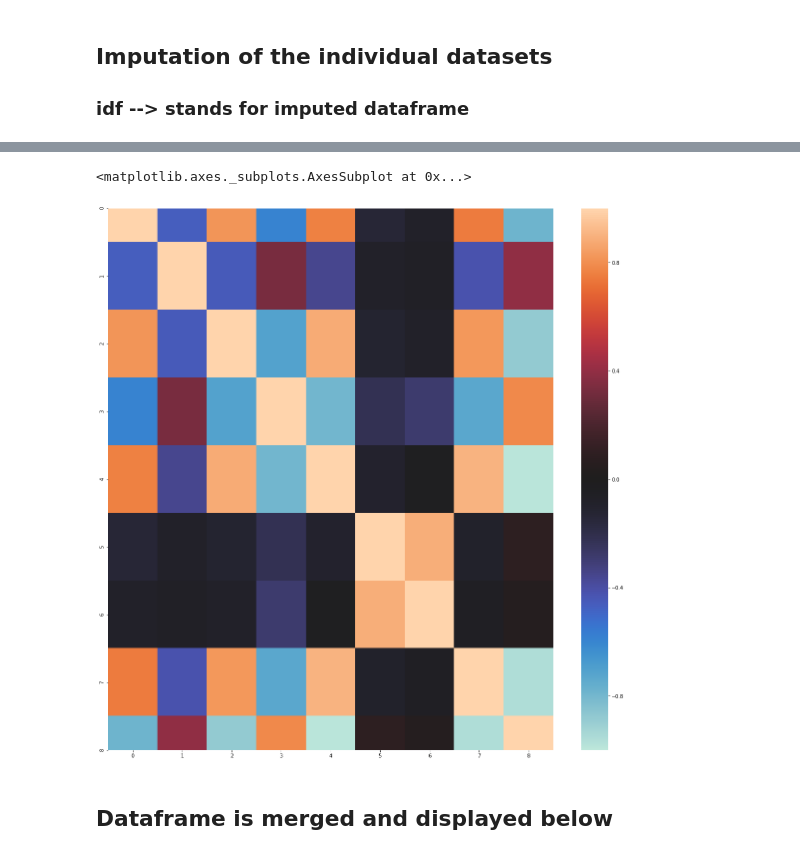
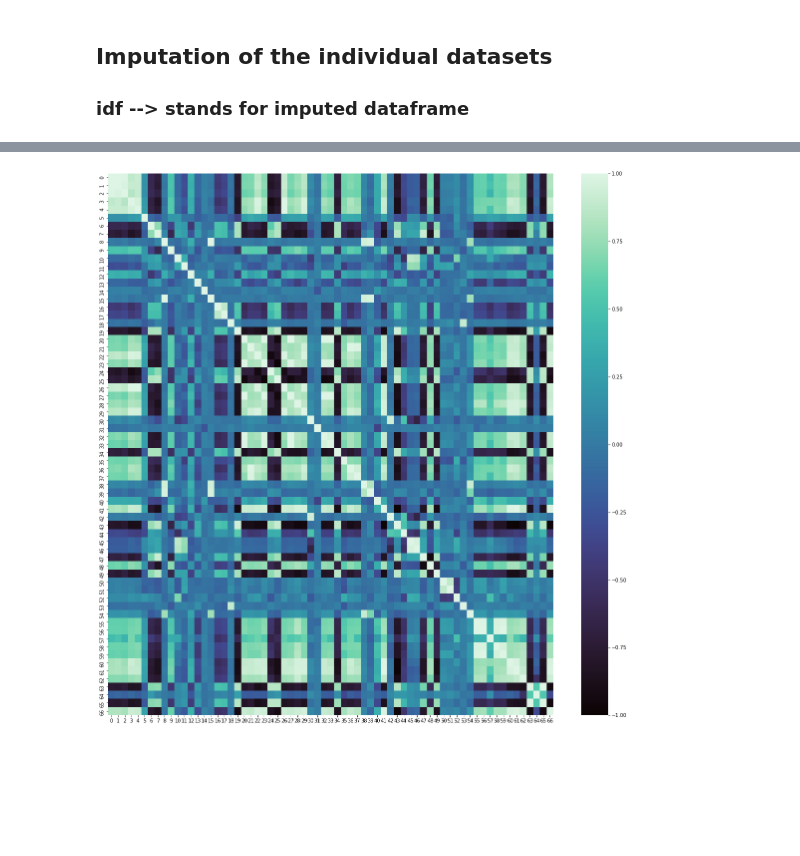
Before and after one commit to MDAIceland/WaterSecurity, a Jupyter notebook: unlabeled_preprocessing/prep_hdro_v2.ipynb, the cells around one changed output, grey strips where cells are left out. Drawn from its saved outputs; the diff is of its cells as text; code cells hidden in the pictures; blank space fills up the shorter version.

```diff
--- a/unlabeled_preprocessing/prep_hdro_v2.ipynb
+++ b/unlabeled_preprocessing/prep_hdro_v2.ipynb
@@ -346,0 +317,3 @@ sns.heatmap(corr, vmin=-1, vmax=1, center=0, xticklabels=range(size), yticklabel
+# %%
+iter_number = (max_missing + min_missing) // 2
+print(iter_number)
@@ -346,0 +322,2 @@ sns.heatmap(corr, vmin=-1, vmax=1, center=0, xticklabels=range(size), yticklabel
+# %%
+imputed_df = impute_df(df_inicator_values, max_iter=int(iter_number), verbose=2)
@@ -347,10 +360,7 @@ sns.heatmap(corr, vmin=-1, vmax=1, center=0, xticklabels=range(size), yticklabel
 # %%
-if max6 < 10:
-    max6 = 10
-
-idf6 = impute_df(split_df6, max_iter= int(max6), verbose=2)
-size = idf6.shape[1]
-corr = idf6.corr()
+#sns.heatmap(corr, annot = True, vmin=-1, vmax=1, center= 0, fmt='.1g', cmap= 'coolwarm', linewidths=1, linecolor='black', square=True, yticklabels=False, xticklabels=False)
+size = imputed_df.shape[1]
+corr = imputed_df.corr()
 plt.subplots(figsize=(20,20))
-sns.heatmap(corr, vmin=-1, vmax=1, center=0, xticklabels=range(size), yticklabels=range(size))
+sns.heatmap(corr, vmin=-1, vmax=1, center=0, xticklabels=range(size), yticklabels=range(size),cmap='mako')
 # %% [output]
@@ -374,4 +368 @@ sns.heatmap(corr, vmin=-1, vmax=1, center=0, xticklabels=range(size), yticklabel
-<matplotlib.axes._subplots.AxesSubplot at 0x...>
-[figure, old version]
+[figure, new version]
-# %% [markdown]
-## Dataframe is merged and displayed below
```
Also changed, not shown: parts of 41 cells of this notebook, 2 other files.
